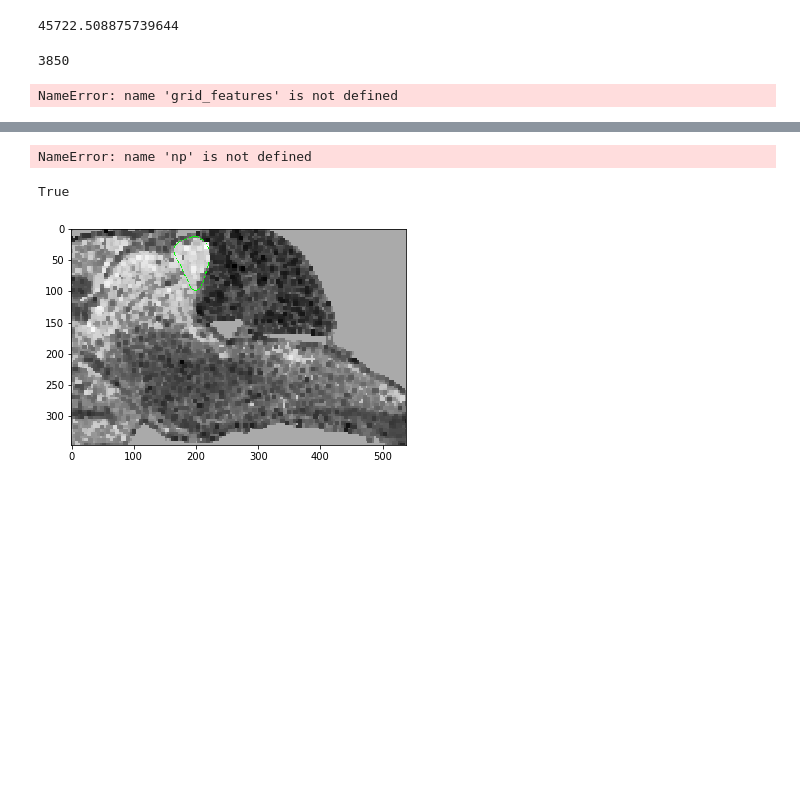
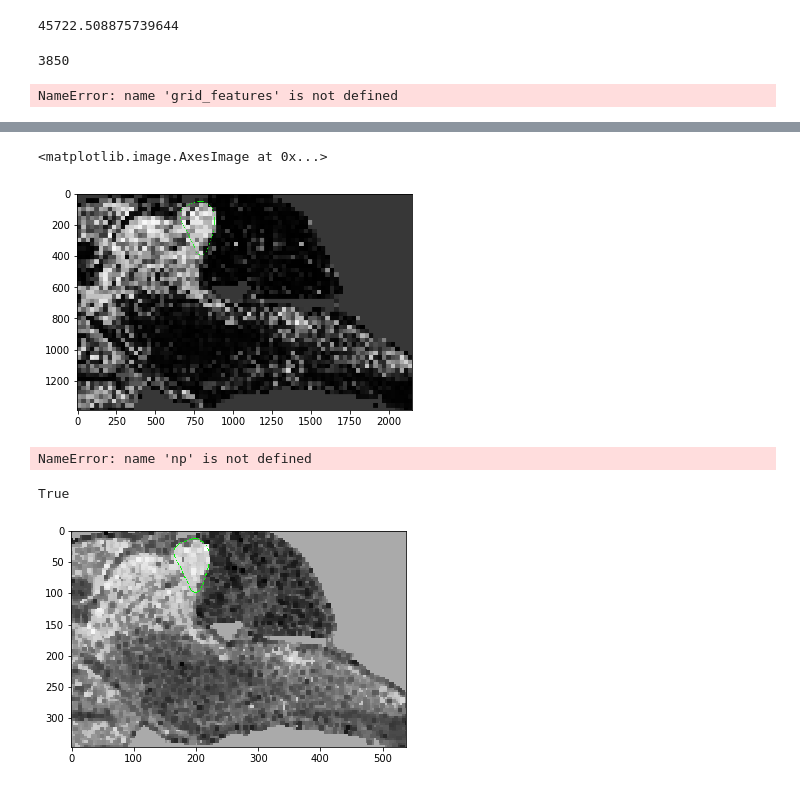
Before and after one commit to yoavfreund/shapeology_code, a Jupyter notebook: notebooks/Scoremap_test.ipynb, the cells around one changed output, grey strips where cells are left out. Cells and saved outputs as stored; diff of their text form; code cells hidden in the pictures; blank space fills up the shorter version.

```diff
--- a/notebooks/Scoremap_test.ipynb
+++ b/notebooks/Scoremap_test.ipynb
@@ -282,0 +338,3 @@ Wall time: 4min 10s
+# %%
+%%time
+com32 = rescale(com, 0.125, anti_aliasing=True)
@@ -283,3 +344,8 @@ Wall time: 4min 10s
+# %%
+imshow(com32)
+# %% [output]
+<matplotlib.image.AxesImage at 0x...>
+[figure, added]
 # %%
 a = np.array([[0, 1], [1, 0]])
 1/(1+np.exp(-a))
```
Also changed, not shown: parts of 12 cells of this notebook, 2 other files.
